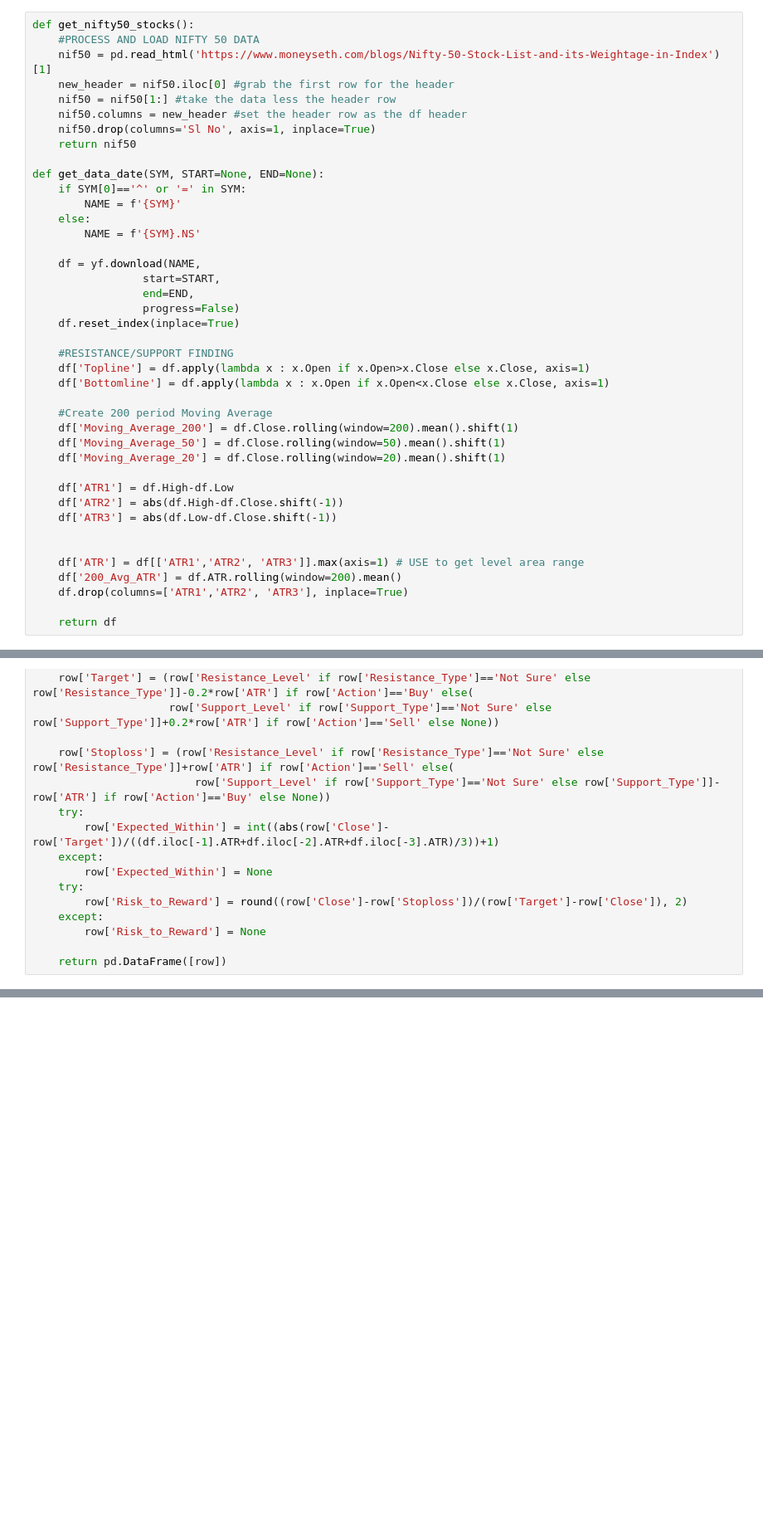
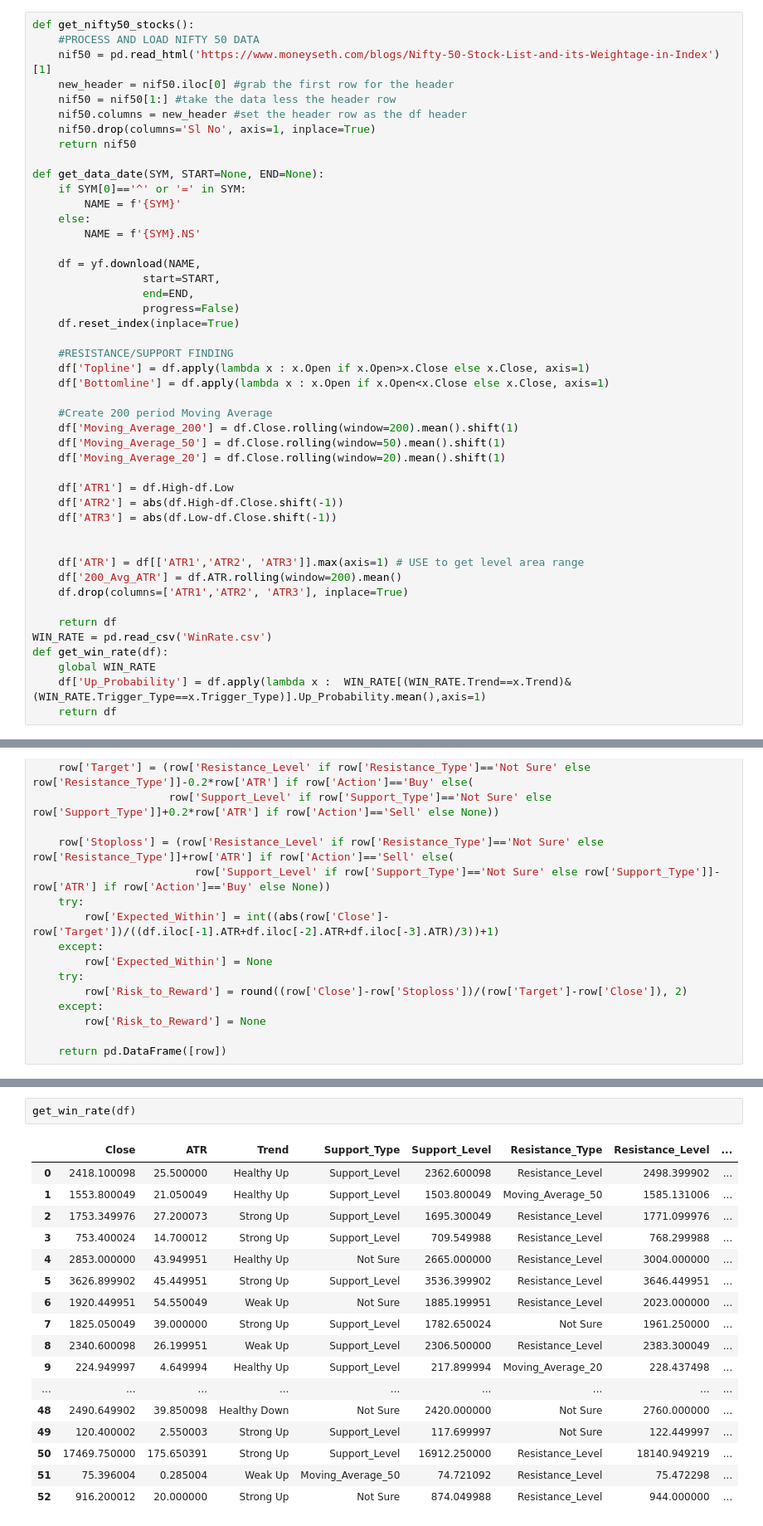
Before and after one commit to abhijit-pandey/apsquare-data, a Jupyter notebook: Collect_Process_Data_SOFTRS.ipynb, the cells around one changed output, grey strips where cells are left out. Shown at 83% size. Cells and saved outputs as stored; diff of their text form; blank space fills up the shorter version.

Commit message:
Adding probability

```diff
--- a/Collect_Process_Data_SOFTRS.ipynb
+++ b/Collect_Process_Data_SOFTRS.ipynb
@@ -54,6 +54,11 @@ def get_data_date(SYM, START=None, END=None):
     df.drop(columns=['ATR1','ATR2', 'ATR3'], inplace=True)
 
     return df
+WIN_RATE = pd.read_csv('WinRate.csv')
+def get_win_rate(df):
+    global WIN_RATE
+    df['Up_Probability'] = df.apply(lambda x :  WIN_RATE[(WIN_RATE.Trend==x.Trend)&(WIN_RATE.Trigger_Type==x.Trigger_Type)].Up_Probability.mean(),axis=1)
+    return df
 # %%
 def detect_doji(o,h,l,c):
     body = abs(o-c)
@@ -381,0 +376,20 @@ app.run(host='0.0.0.0', debug=True, use_reloader=False)
+# %%
+get_win_rate(df)
+# %% [output]
+|  | Close | ATR | Trend | Support_Type | Support_Level | Resistance_Type | Resistance_Level | ... |
+| 0 | 2418.100098 | 25.500000 | Healthy Up | Support_Level | 2362.600098 | Resistance_Level | 2498.399902 | ... |
+| 1 | 1553.800049 | 21.050049 | Healthy Up | Support_Level | 1503.800049 | Moving_Average_50 | 1585.131006 | ... |
+| 2 | 1753.349976 | 27.200073 | Strong Up | Support_Level | 1695.300049 | Resistance_Level | 1771.099976 | ... |
+| 3 | 753.400024 | 14.700012 | Strong Up | Support_Level | 709.549988 | Resistance_Level | 768.299988 | ... |
+| 4 | 2853.000000 | 43.949951 | Healthy Up | Not Sure | 2665.000000 | Resistance_Level | 3004.000000 | ... |
+| 5 | 3626.899902 | 45.449951 | Strong Up | Support_Level | 3536.399902 | Resistance_Level | 3646.449951 | ... |
+| 6 | 1920.449951 | 54.550049 | Weak Up | Not Sure | 1885.199951 | Resistance_Level | 2023.000000 | ... |
+| 7 | 1825.050049 | 39.000000 | Strong Up | Support_Level | 1782.650024 | Not Sure | 1961.250000 | ... |
+| 8 | 2340.600098 | 26.199951 | Weak Up | Support_Level | 2306.500000 | Resistance_Level | 2383.300049 | ... |
+| 9 | 224.949997 | 4.649994 | Healthy Up | Support_Level | 217.899994 | Moving_Average_20 | 228.437498 | ... |
+| ... | ... | ... | ... | ... | ... | ... | ... | ... |
+| 48 | 2490.649902 | 39.850098 | Healthy Down | Not Sure | 2420.000000 | Not Sure | 2760.000000 | ... |
+| 49 | 120.400002 | 2.550003 | Strong Up | Support_Level | 117.699997 | Not Sure | 122.449997 | ... |
+| 50 | 17469.750000 | 175.650391 | Strong Up | Support_Level | 16912.250000 | Resistance_Level | 18140.949219 | ... |
+| 51 | 75.396004 | 0.285004 | Weak Up | Moving_Average_50 | 74.721092 | Resistance_Level | 75.472298 | ... |
+| 52 | 916.200012 | 20.000000 | Strong Up | Not Sure | 874.049988 | Resistance_Level | 944.000000 | ... |
```
Also changed, not shown: parts of 7 cells of this notebook, 3 other files.
